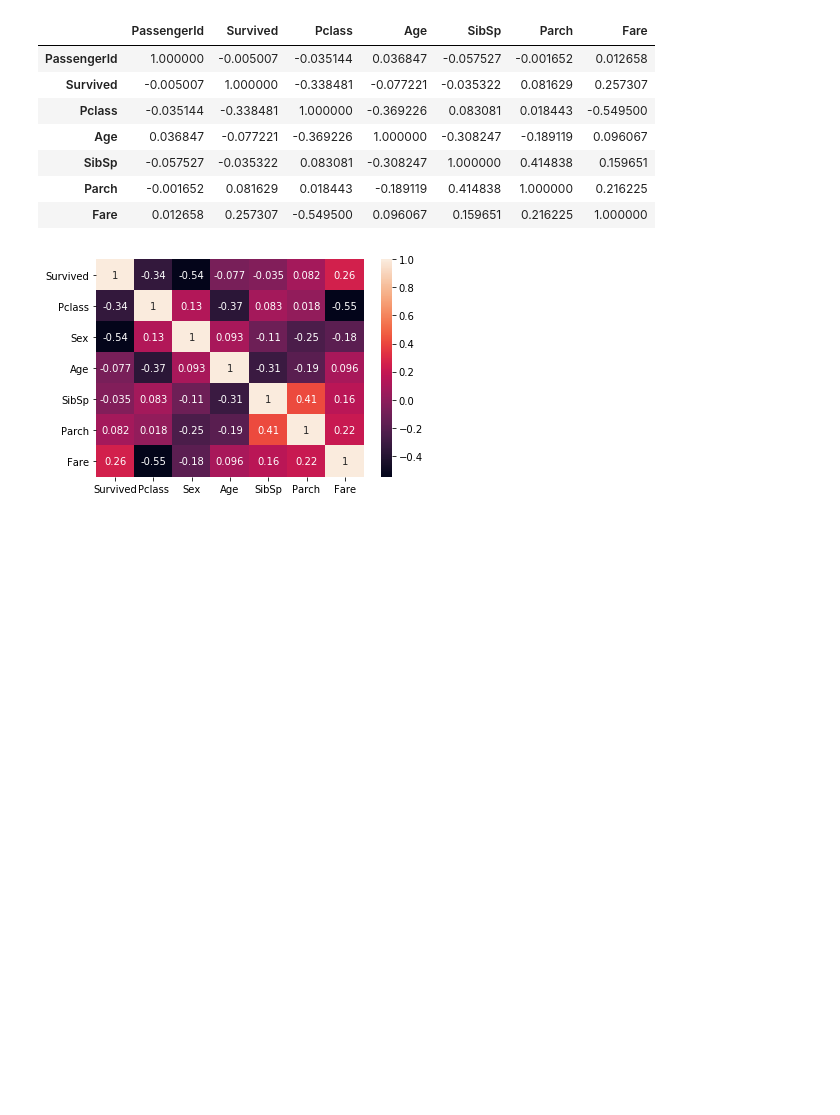
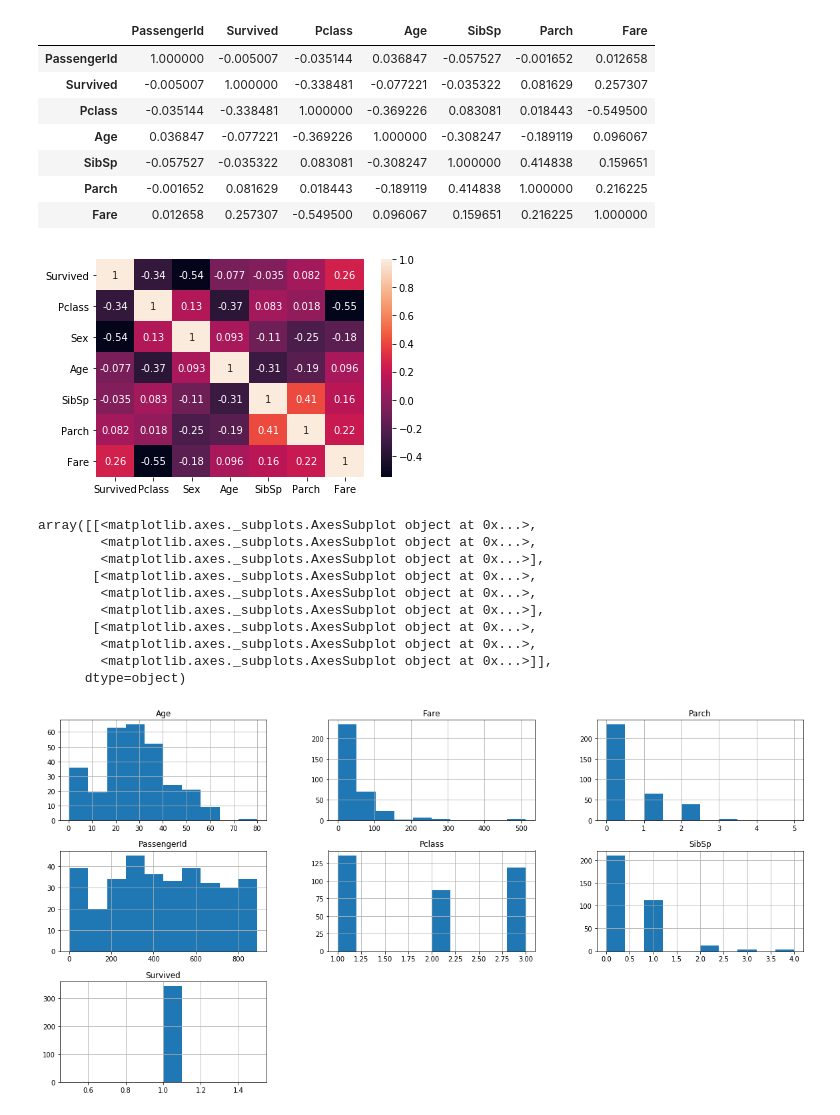
Before and after one commit to caocmai/data-science, a Jupyter notebook: Titanic/Titanic Correlation.ipynb, the cells around one changed output. Drawn from its saved outputs; the diff is of its cells as text; code cells hidden in the pictures; blank space fills up the shorter version.

Commit message:
[update] Titanic Probability graphs

```diff
--- a/Titanic/Titanic Correlation.ipynb
+++ b/Titanic/Titanic Correlation.ipynb
@@ -54,3 +54,22 @@ plt.show()
 # They are Pclass to Survied and Parch to SibSp
 # %% [output]
 [figure]
+# %%
+df = pd.read_csv('titanic.csv')
+df.head()
+
+
+surviving = df[(df['Survived'] == 1)]
+surviving.hist(figsize=(20, 10))
+# %% [output]
+array([[<matplotlib.axes._subplots.AxesSubplot object at 0x...>,
+        <matplotlib.axes._subplots.AxesSubplot object at 0x...>,
+        <matplotlib.axes._subplots.AxesSubplot object at 0x...>],
+       [<matplotlib.axes._subplots.AxesSubplot object at 0x...>,
+        <matplotlib.axes._subplots.AxesSubplot object at 0x...>,
+        <matplotlib.axes._subplots.AxesSubplot object at 0x...>],
+       [<matplotlib.axes._subplots.AxesSubplot object at 0x...>,
+        <matplotlib.axes._subplots.AxesSubplot object at 0x...>,
+        <matplotlib.axes._subplots.AxesSubplot object at 0x...>]],
+      dtype=object)
+[figure, added]
```
Also changed, not shown: parts of 1 cell of this notebook.
